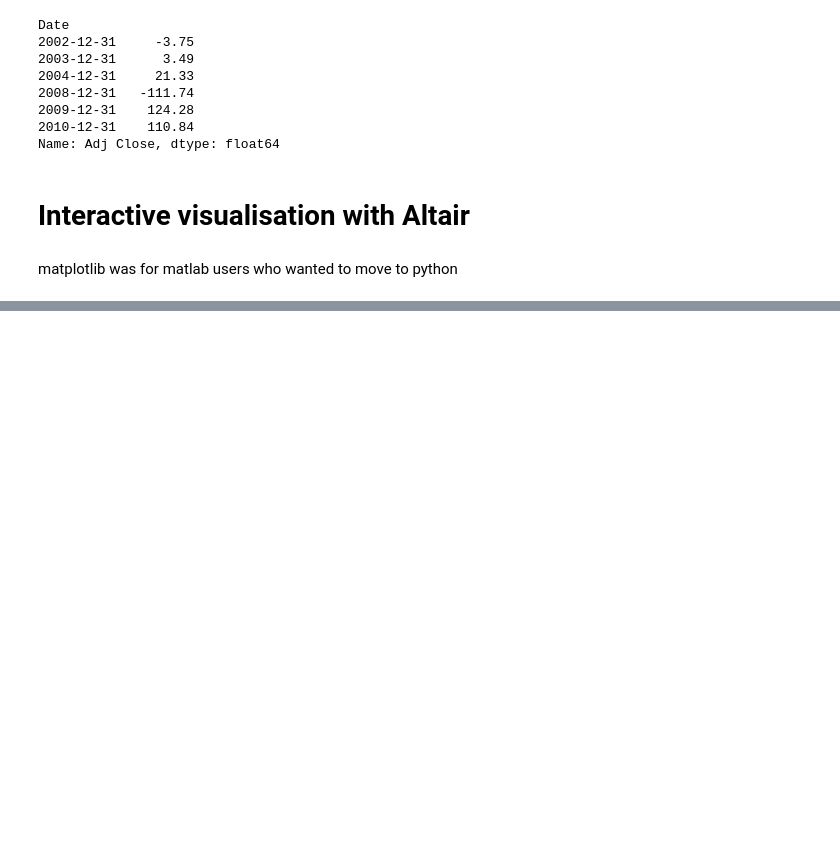
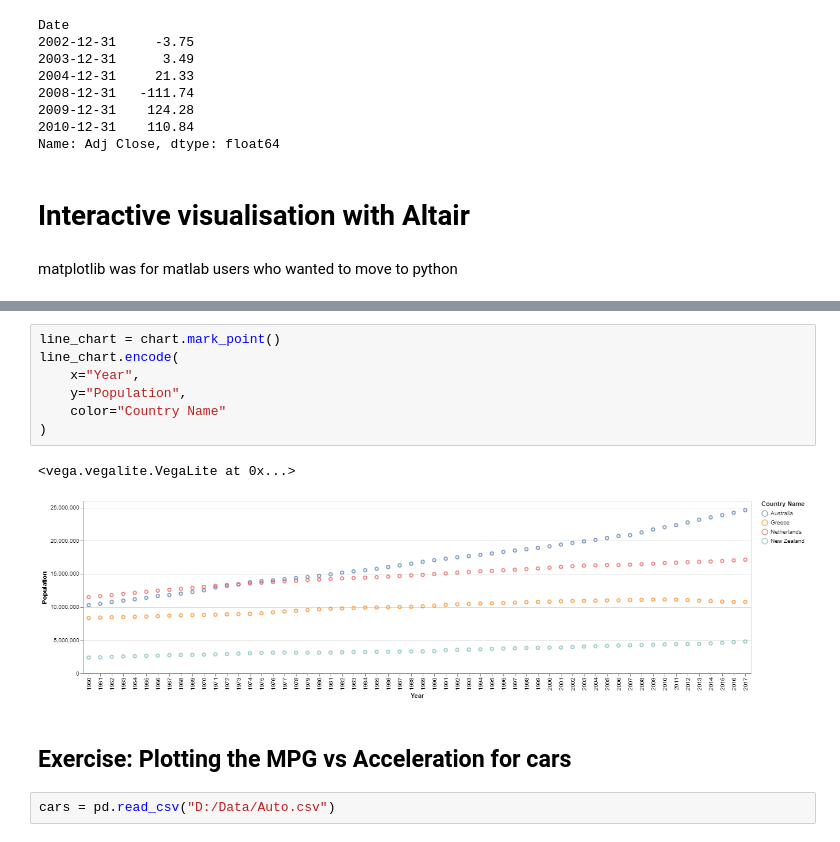
Before and after one commit to glui2/python-intermediate-workshop, a Jupyter notebook: Day 2/Workshop Day 2 .ipynb, the cells around one changed output, grey strips where cells are left out. Cells and saved outputs as stored; diff of their text form; blank space fills up the shorter version.

Commit message:
completed exercise 9.3 pg158

```diff
--- a/Day 2/Workshop Day 2 .ipynb
+++ b/Day 2/Workshop Day 2 .ipynb
@@ -128,0 +222,14 @@ matplotlib was for matlab users who wanted to move to python
+# %%
+line_chart = chart.mark_point()
+line_chart.encode(
+    x="Year",
+    y="Population",
+    color="Country Name"
+)
+# %% [output]
+<vega.vegalite.VegaLite at 0x...>
+[figure, added]
+# %% [markdown]
+## Exercise: Plotting the MPG vs Acceleration for cars
+# %%
+cars = pd.read_csv("D:/Data/Auto.csv")
```
Also changed, not shown: parts of 15 cells of this notebook.
